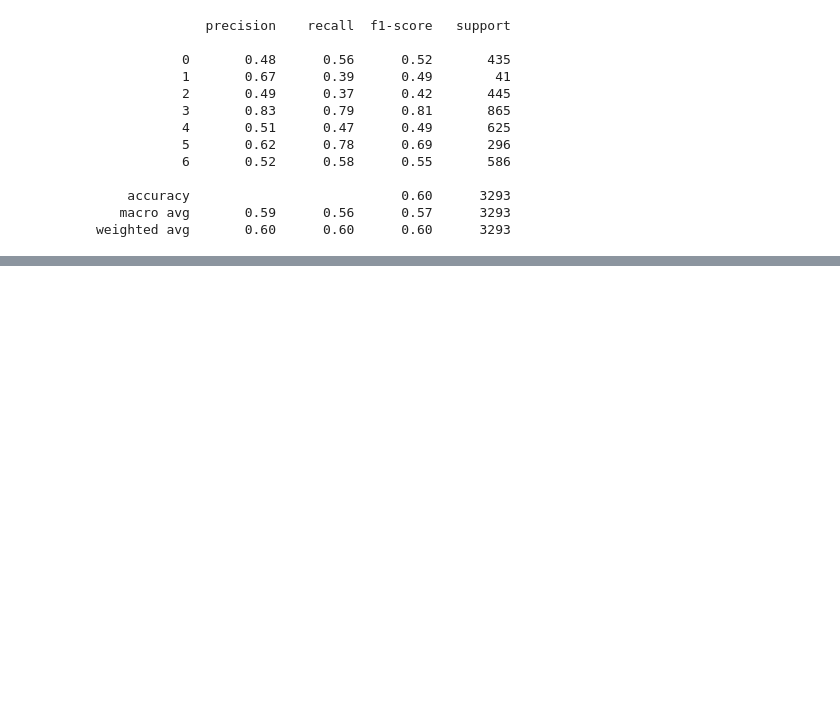
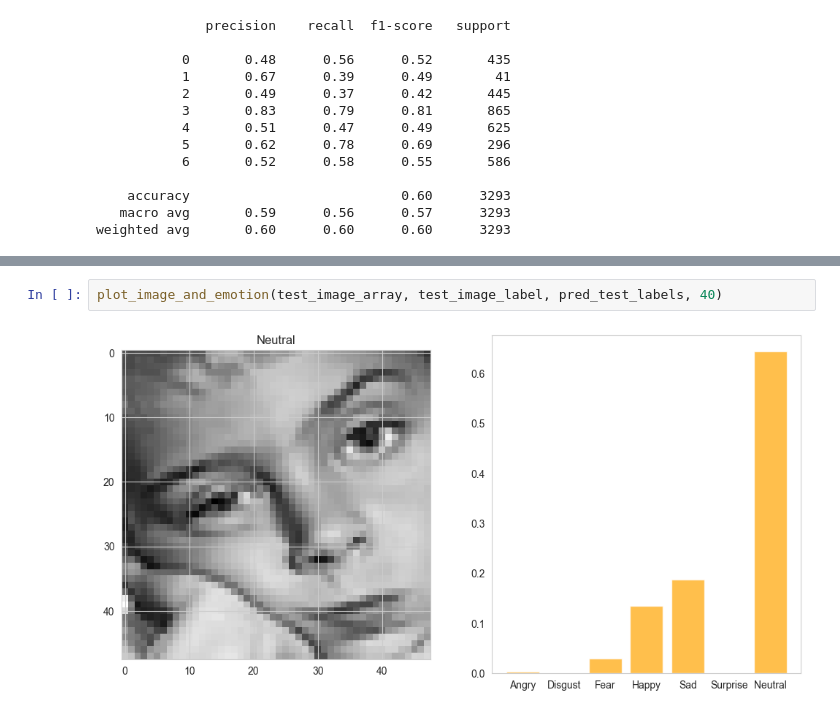
Before and after one commit to minhle2505/CNN_FER2013_Hyperparameter_Tuning, a Jupyter notebook: cnn_hyperparameter_tuning.ipynb, the cells around one changed output, grey strips where cells are left out. Cells and saved outputs as stored; diff of their text form; blank space fills up the shorter version.

```diff
--- a/cnn_hyperparameter_tuning.ipynb
+++ b/cnn_hyperparameter_tuning.ipynb
@@ -716,0 +728,4 @@ weighted avg       0.60      0.60      0.60      3293
+# %%
+plot_image_and_emotion(test_image_array, test_image_label, pred_test_labels, 40)
+# %% [output]
+[figure, added]
```
Also changed, not shown: parts of 6 cells of this notebook.
